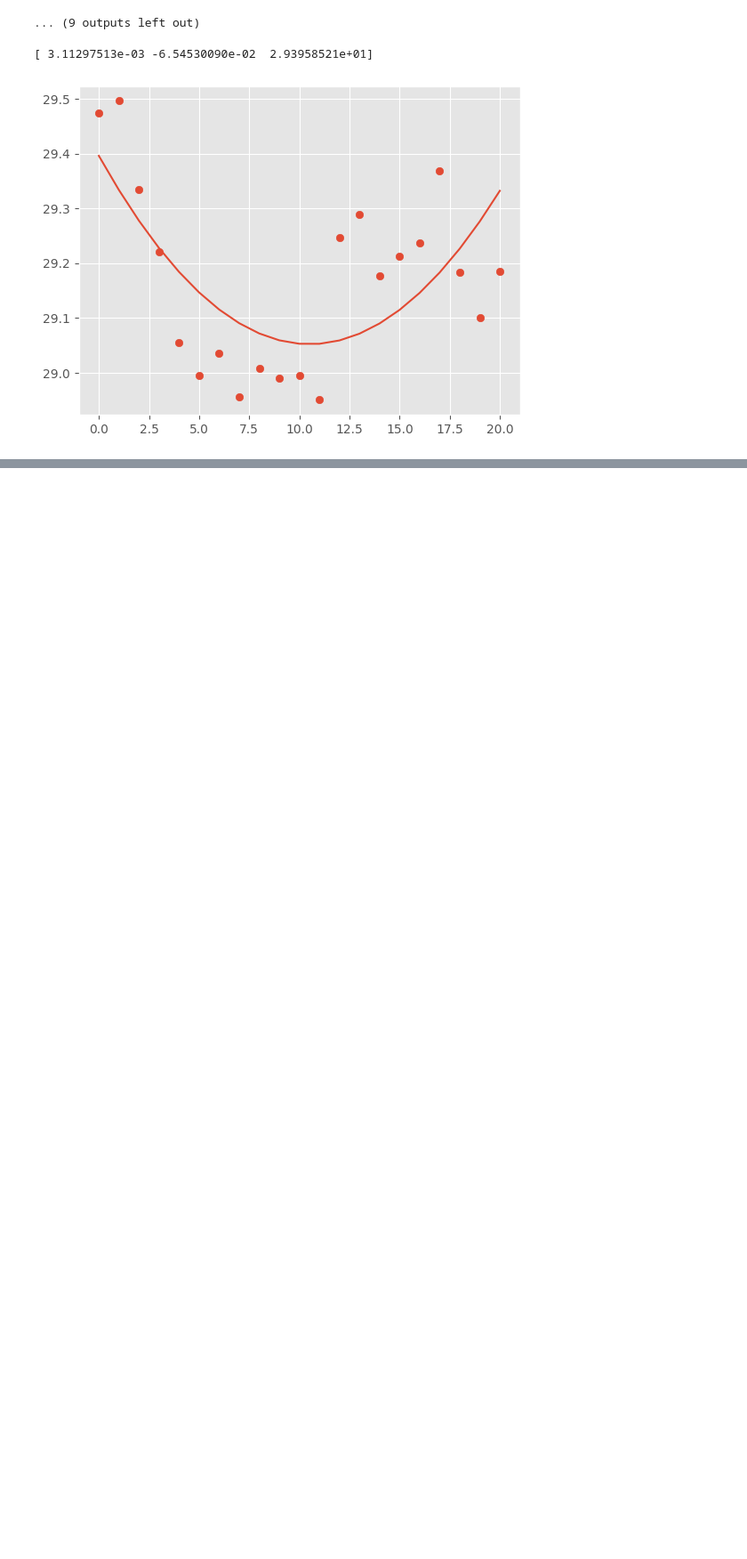
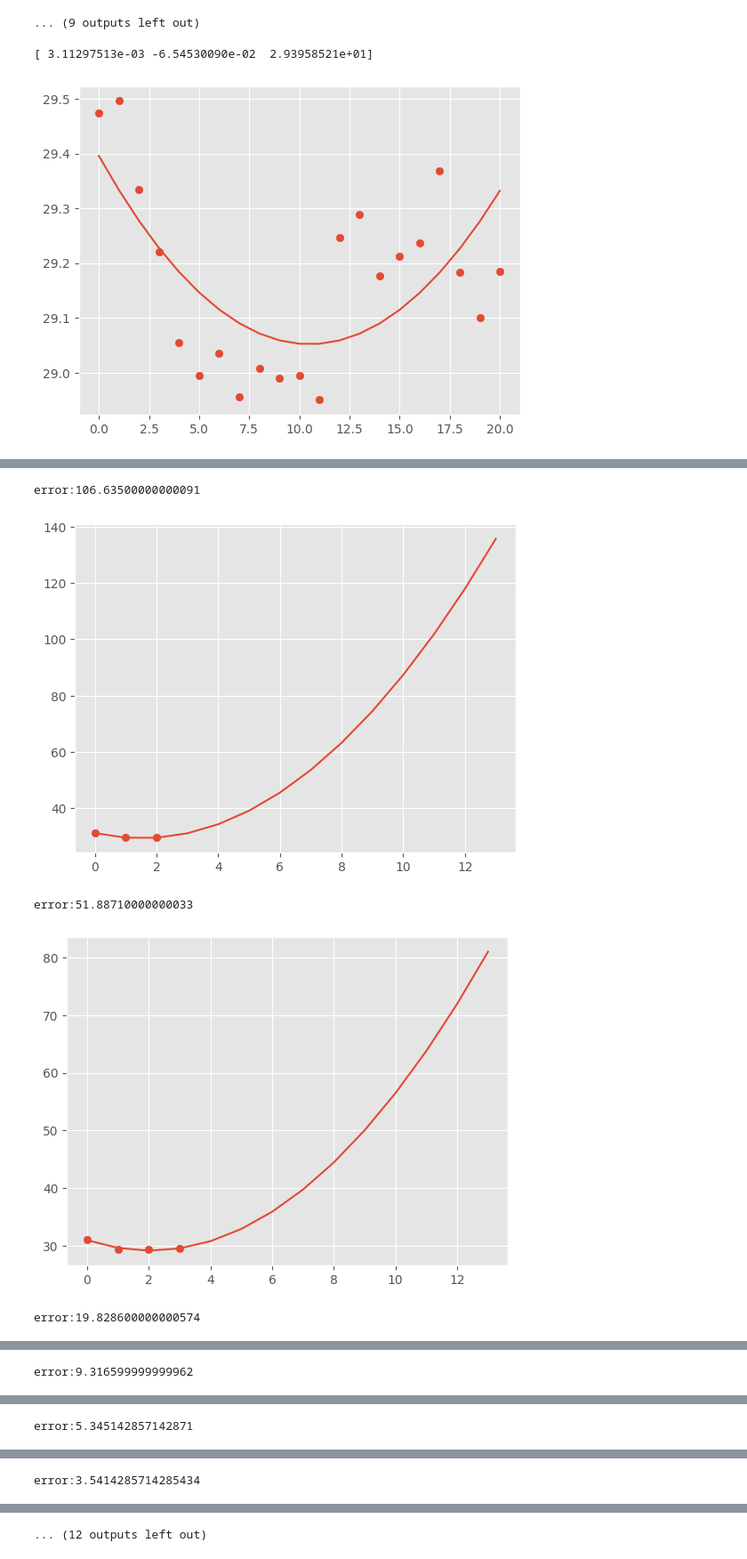
Before and after one commit to Aman-hebbale/pitstop, a Jupyter notebook: pit-stop-analysis.ipynb, the cells around one changed output, grey strips where cells are left out. Shown at 89% size. Drawn from its saved outputs; the diff is of its cells as text; code cells hidden in the pictures; blank space fills up the shorter version.

```diff
--- a/pit-stop-analysis.ipynb
+++ b/pit-stop-analysis.ipynb
@@ -310,0 +325,19 @@ True
+# %%
+for i in range(2,len(piaSector2)):
+    # print(piaSector2[0:i+1],np.arange(0,i+1))
+    slice=piaSector2[0:i+1]
+    x=np.arange(0,i+1)
+    # print(slice,x)
+    polyModel=np.poly1d(np.polyfit(x,slice,2))
+    _,ax=plt.subplots()
+    plt.scatter(x,slice,label="sector2")
+    x_fit=np.arange(len(piaSector2))
+    print(f"error:{polyModel(stint1-1)-piaSector2[stint1-1]}")
+    plt.plot(x_fit,polyModel(x_fit))
+    plt.show()
+# %% [output]
+error:106.63500000000091
+[figure, added]
+error:51.88710000000033
+[figure, added]
+error:19.828600000000574
@@ -310,0 +345 @@ True
+error:9.316599999999962
@@ -310,0 +347 @@ True
+error:5.345142857142871
@@ -310,0 +349 @@ True
+error:3.5414285714285434
@@ -311,3 +351,4 @@ True
+... (12 outputs left out)
 # %%
 f1.get_event_schedule(2024, include_testing=False)
 grand_prix_list = [
```
Also changed, not shown: parts of 8 cells of this notebook.
